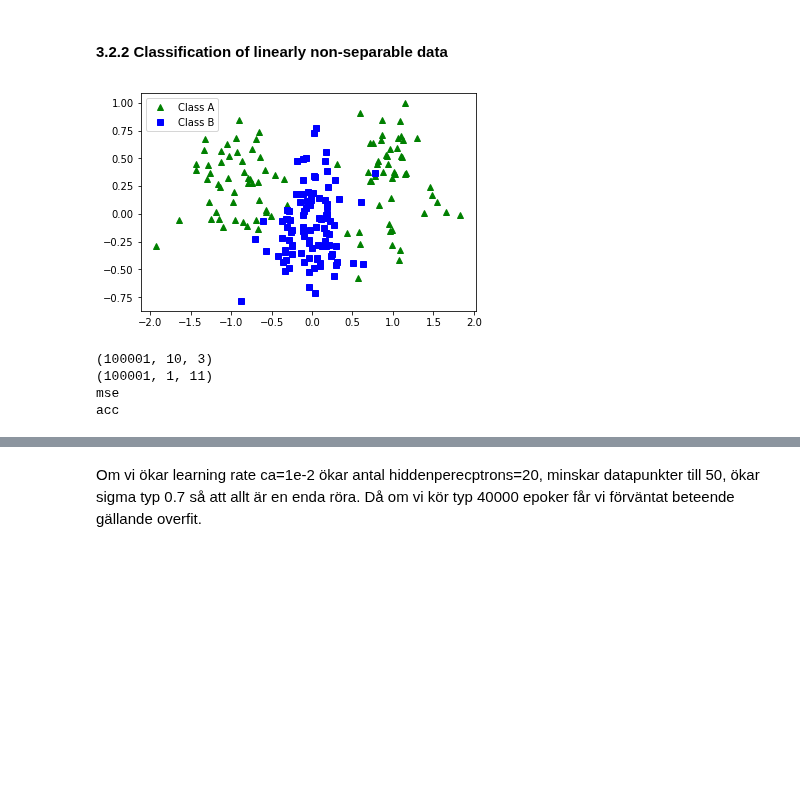
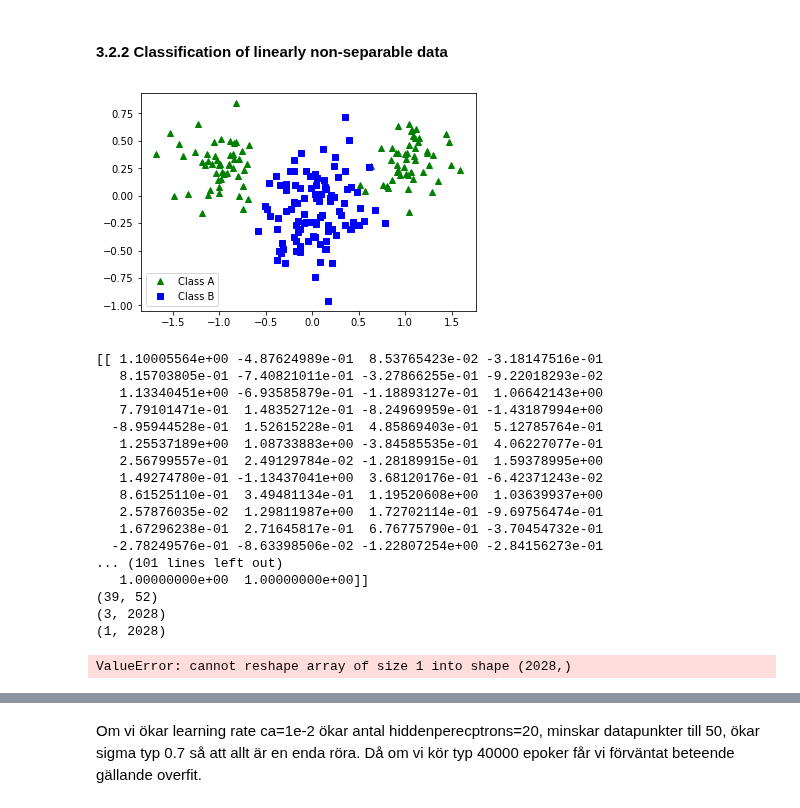
Before and after one commit to smallgreycreatures/DD2437, a Jupyter notebook: lab1/DD2437_Assignment1_MLP-3-2-2-copy.ipynb, the cells around one changed output, grey strips where cells are left out. Saved outputs shown, nothing was run; the diff lists cells and outputs as text; code cells hidden in the pictures; blank space fills up the shorter version.

```diff
--- a/lab1/DD2437_Assignment1_MLP-3-2-2-copy.ipynb
+++ b/lab1/DD2437_Assignment1_MLP-3-2-2-copy.ipynb
@@ -138,15 +138,44 @@ def predict(validation,W,V, classification = True):
         #print(validation)
         _, prediction = forward_pass(validation,W,V)
 
+        prediction = np.asarray(prediction)
+        print(prediction.shape)
+        if classification:
+            for p in range(prediction.shape[1]):
+                if prediction[0,p] >0:
+                    prediction[0,p] = 1
+                else:
+                    prediction[0,p] = -1
+
         return prediction
+# %%
+def plot_decision_boundary(X,T, W,V, h = 0.1):
+        x_min, x_max = X[0, :].min() - 1, X[0, :].max() + 1
+        y_min, y_max = X[1, :].min() - 1, X[1, :].max() + 1
+
+        xx, yy = np.meshgrid(np.arange(x_min, x_max, h),np.arange(y_min, y_max, h))
+
+        grid_data = np.transpose(np.c_[xx.ravel(), yy.ravel()])
+        print(yy.shape)
+        ones = np.ones((1,grid_data.shape[1]))
+        grid_data = np.vstack((grid_data,ones))
+        print(grid_data.shape)
+        print(ones.shape)
+        Z = predict(grid_data,W,V)
+        print(Z)
+        Z = Z.reshape(xx.shape)
+
+        plt.contourf(xx, yy, Z, cmap=plt.cm.Paired)
+        plt.scatter(X[0, :], X[1, :],c= T, cmap=clr.ListedColormap(['blue','green']))
+        plt.show()
 # %%
 eta = 1e-4
 #n_in =
 n_out = 1
 nPerceptron = 3
 scale = 1e-2
-hidden_perceptrons = 10
-epochs = 100000
+hidden_perceptrons = 15
+epochs = 1000
 n = 100
 #W,V = weights_init_MLP(n_out,n_in,scale,nPerceptron)
 #X,T = generatePattern(1000,verbose=1)
@@ -164,7 +193,7 @@ n = 100
     #print(validation_T)
 mu_A = np.array([1.0, 0.3])
 mu_B = np.array([0.0, -0.1])
-sigma_A = 0.3
+sigma_A = 0.2
 sigma_B = 0.3
 
 
@@ -196,40 +225,55 @@ i = np.arange(X.shape[1])
 np.random.shuffle(i)
 X=X[:,i]
 T=T[i]
-
+print(X)
 X_val=np.concatenate((class_A_val,np.ones((1,np.shape(class_A_val)[1]))))
 T_val=np.ones((np.shape(class_A_val)[1]))
 i = np.arange(X_val.shape[1])
 np.random.shuffle(i)
 X_val=X_val[:,i]
 T_val=T_val[i]
 
 W=np.random.randn(hidden_perceptrons,np.shape(X)[0])
 V=np.random.randn(1,hidden_perceptrons+1)
 
 
 W_train,V_train,mse,acc = backprop(eta,X,T,W,V,hidden_perceptrons,epochs)
 mse_val = []
 acc_val = []
 W_train = np.array(W_train)
 V_train = np.array(V_train)
+plot_decision_boundary(X,T,W_train[W_train.shape[0]-1,:,:],V_train[W_train.shape[0]-1,0,:])
 print(W_train.shape)
 print(V_train.shape)
 for i in range(1,W_train.shape[0]):
     p = predict(X_val,W_train[i,:,:],V_train[i,:,:])
     mse_val.append(error_mse(T_val,p))
     acc_val.append(accuracy(T_val,p))
 
 print("mse")
 #print(mse_val)
 print("acc")
 #print(acc)
 # %% [output]
-[figure, old version]
+[figure, new version]
-(100001, 10, 3)
-(100001, 1, 11)
-mse
-acc
+[[ 1.10005564e+00 -4.87624989e-01  8.53765423e-02 -3.18147516e-01
+   8.15703805e-01 -7.40821011e-01 -3.27866255e-01 -9.22018293e-02
+   1.13340451e+00 -6.93585879e-01 -1.18893127e-01  1.06642143e+00
+   7.79101471e-01  1.48352712e-01 -8.24969959e-01 -1.43187994e+00
+  -8.95944528e-01  1.52615228e-01  4.85869403e-01  5.12785764e-01
+   1.25537189e+00  1.08733883e+00 -3.84585535e-01  4.06227077e-01
+   2.56799557e-01  2.49129784e-02 -1.28189915e-01  1.59378995e+00
+   1.49274780e-01 -1.13437041e+00  3.68120176e-01 -6.42371243e-02
+   8.61525110e-01  3.49481134e-01  1.19520608e+00  1.03639937e+00
+   2.57876035e-02  1.29811987e+00  1.72702114e-01 -9.69756474e-01
+   1.67296238e-01  2.71645817e-01  6.76775790e-01 -3.70454732e-01
+  -2.78249576e-01 -8.63398506e-02 -1.22807254e+00 -2.84156273e-01
+... (101 lines left out)
+   1.00000000e+00  1.00000000e+00]]
+(39, 52)
+(3, 2028)
+(1, 2028)
+ValueError: cannot reshape array of size 1 into shape (2028,)
 # %%
 plt_mse, = plt.plot(np.linspace(0,epochs,epochs),mse,'r', label='MSE')
 plt_mse_val, = plt.plot(np.linspace(0,epochs,epochs),mse_val,'b', label='validation MSE')
```
Also changed, not shown: parts of 2 cells of this notebook.
